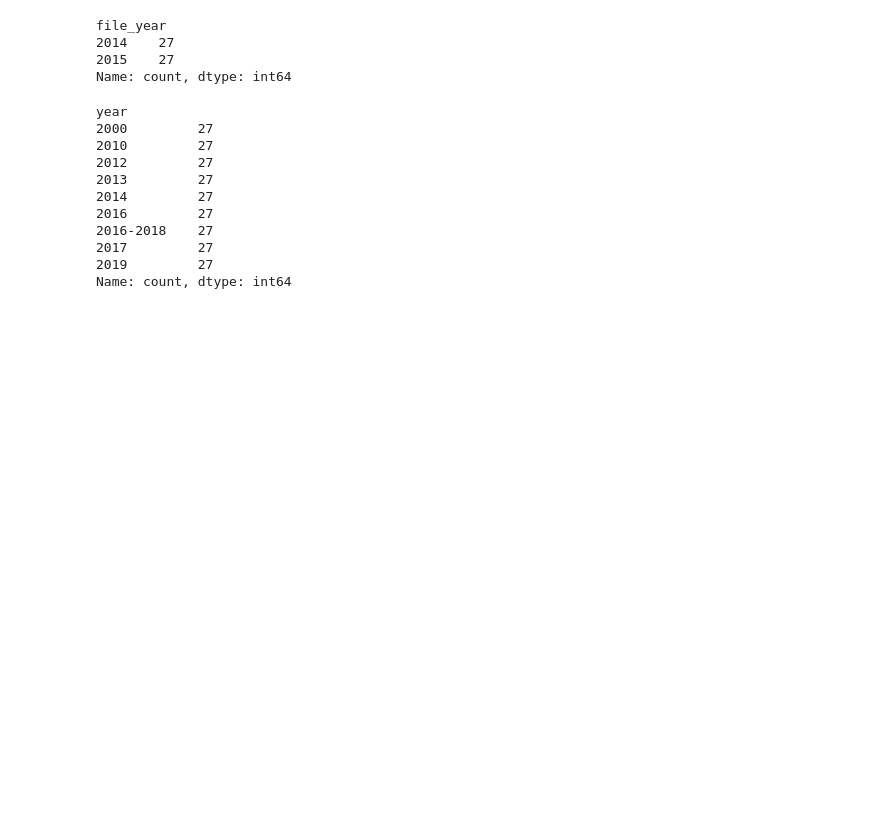
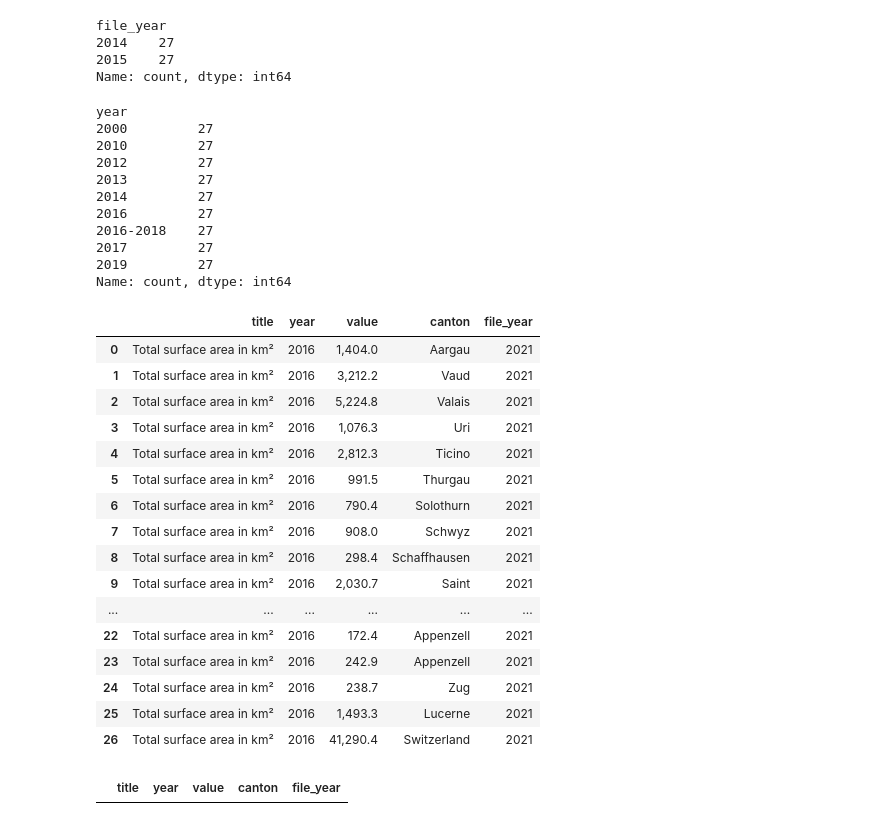
Before and after one commit to com-480-data-visualization/com-480-project-Ficciones, a Jupyter notebook: dataset/specific-info.ipynb, the cells around one changed output. Drawn from its saved outputs; the diff is of its cells as text; code cells hidden in the pictures; blank space fills up the shorter version.

Commit message:
feat: add area info

```diff
--- a/dataset/specific-info.ipynb
+++ b/dataset/specific-info.ipynb
@@ -375,3 +375,25 @@ no_affiliation = no_affiliation[no_affiliation['file_year'] != 2014].reset_index
 roman_catholic.to_csv('processed/roman_catholic.tsv', sep='\t', index=False)
 protestant_reformed.to_csv('processed/protestant_reformed.tsv', sep='\t', index=False)
 no_affiliation.to_csv('processed/no_affiliation.tsv', sep='\t', index=False)
+# %%
+area = value_column(full_df, 'Total surface area in km²')
+area = area[area['year'] == '2016'].sort_values(by='year').reset_index(drop=True)
+area
+# %% [output]
+|  | title | year | value | canton | file_year |
+| 0 | Total surface area in km² | 2016 | 1,404.0 | Aargau | 2021 |
+| 1 | Total surface area in km² | 2016 | 3,212.2 | Vaud | 2021 |
+| 2 | Total surface area in km² | 2016 | 5,224.8 | Valais | 2021 |
+| 3 | Total surface area in km² | 2016 | 1,076.3 | Uri | 2021 |
+| 4 | Total surface area in km² | 2016 | 2,812.3 | Ticino | 2021 |
+| 5 | Total surface area in km² | 2016 | 991.5 | Thurgau | 2021 |
+| 6 | Total surface area in km² | 2016 | 790.4 | Solothurn | 2021 |
+| 7 | Total surface area in km² | 2016 | 908.0 | Schwyz | 2021 |
+| 8 | Total surface area in km² | 2016 | 298.4 | Schaffhausen | 2021 |
+| 9 | Total surface area in km² | 2016 | 2,030.7 | Saint | 2021 |
+| ... | ... | ... | ... | ... | ... |
+| 22 | Total surface area in km² | 2016 | 172.4 | Appenzell | 2021 |
+| 23 | Total surface area in km² | 2016 | 242.9 | Appenzell | 2021 |
+| 24 | Total surface area in km² | 2016 | 238.7 | Zug | 2021 |
+| 25 | Total surface area in km² | 2016 | 1,493.3 | Lucerne | 2021 |
+| 26 | Total surface area in km² | 2016 | 41,290.4 | Switzerland | 2021 |
@@ -377,0 +402,4 @@ no_affiliation.to_csv('processed/no_affiliation.tsv', sep='\t', index=False)
+# %%
+value_column(full_df, 'Total surface area in km2')
+# %% [output]
+|  | title | year | value | canton | file_year |
```
Also changed, not shown: parts of 1 cell of this notebook.
